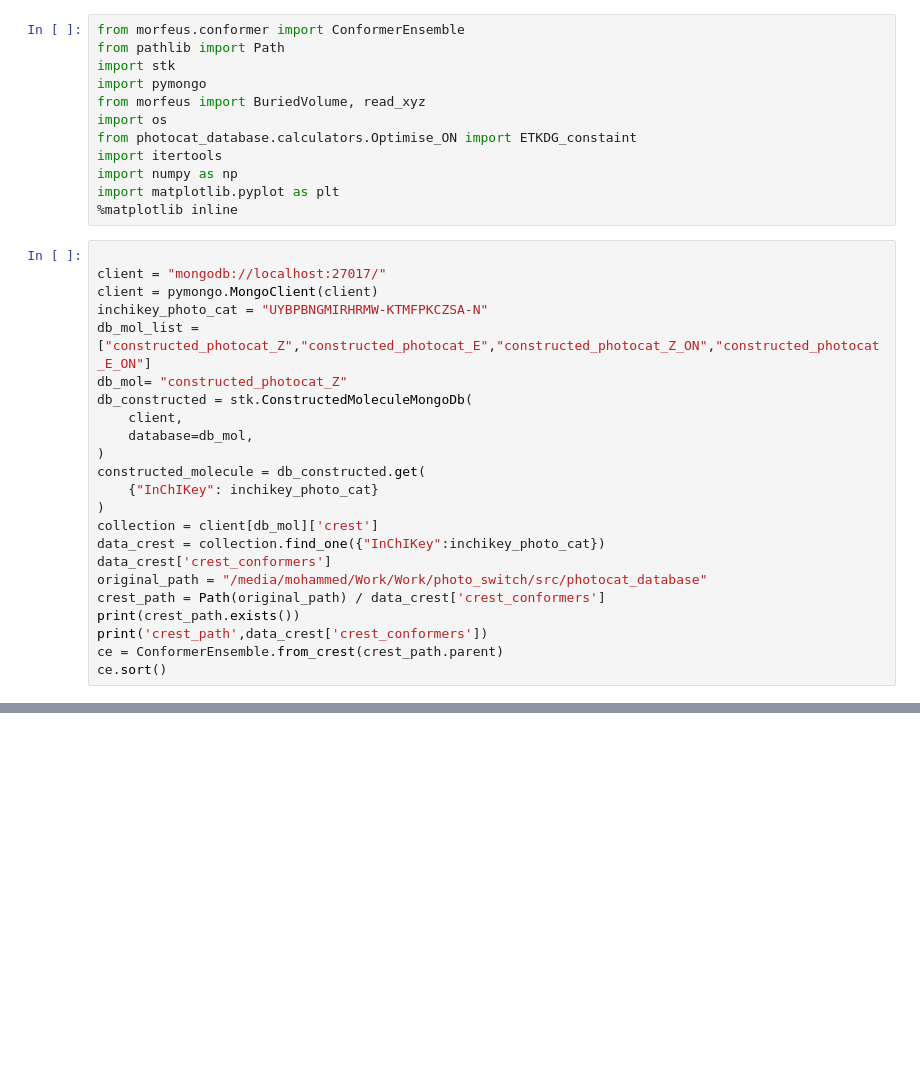
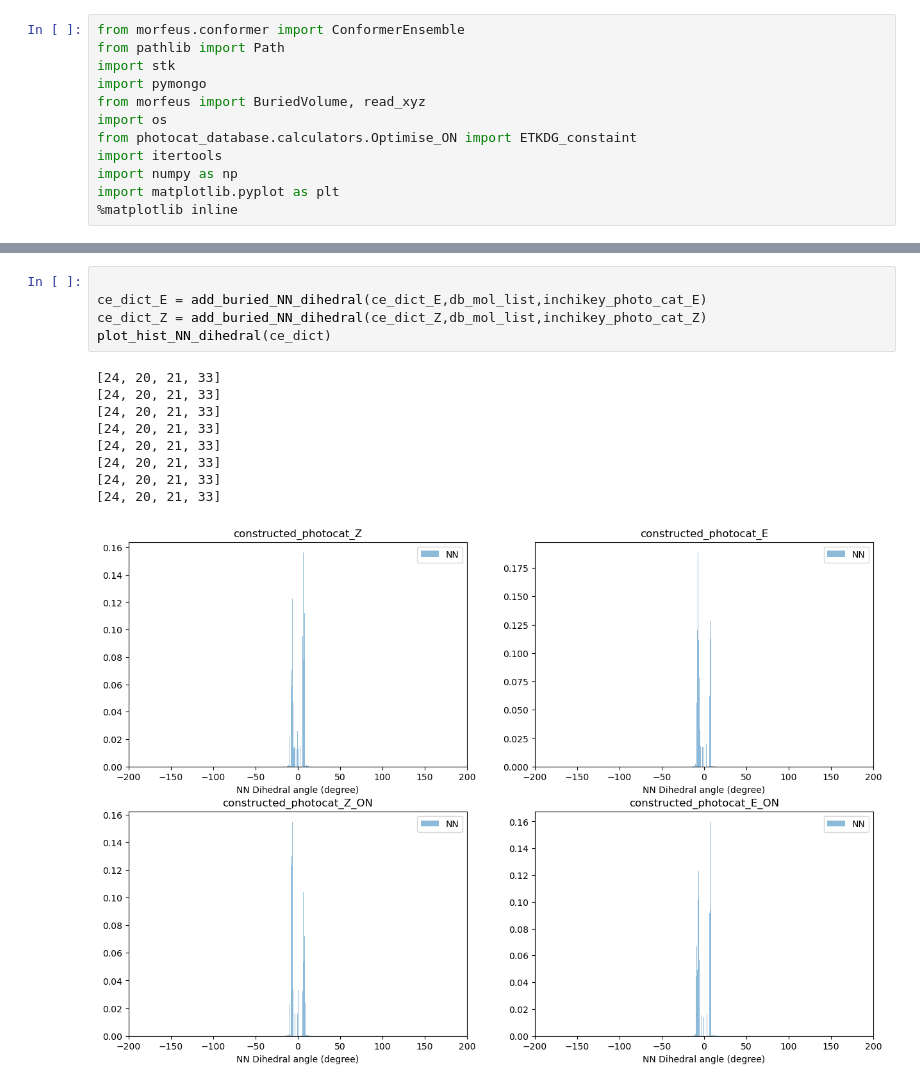
Before and after one commit to mohammedazzouzi15/photo_switch, a Jupyter notebook: notebooks/conformer_analysis.ipynb, the cells around one changed output, grey strips where cells are left out. Drawn from its saved outputs; the diff is of its cells as text; blank space fills up the shorter version.

```diff
--- a/notebooks/conformer_analysis.ipynb
+++ b/notebooks/conformer_analysis.ipynb
@@ -10,26 +10,3 @@ import itertools
 import numpy as np
 import matplotlib.pyplot as plt
 %matplotlib inline
-# %%
-
-client = "mongodb://localhost:27017/"
-client = pymongo.MongoClient(client)
-inchikey_photo_cat = "UYBPBNGMIRHRMW-KTMFPKCZSA-N"
-db_mol_list = ["constructed_photocat_Z","constructed_photocat_E","constructed_photocat_Z_ON","constructed_photocat_E_ON"]
-db_mol= "constructed_photocat_Z"
-db_constructed = stk.ConstructedMoleculeMongoDb(
-    client,
-    database=db_mol,
-)
-constructed_molecule = db_constructed.get(
-    {"InChIKey": inchikey_photo_cat}
-)
-collection = client[db_mol]['crest']
-data_crest = collection.find_one({"InChIKey":inchikey_photo_cat})
-data_crest['crest_conformers']
-original_path = "/media/mohammed/Work/Work/photo_switch/src/photocat_database"
-crest_path = Path(original_path) / data_crest['crest_conformers']
-print(crest_path.exists())
-print('crest_path',data_crest['crest_conformers'])
-ce = ConformerEnsemble.from_crest(crest_path.parent)
-ce.sort()
@@ -109,0 +319,15 @@ NameError: name 'inchikey_photo_cat_E' is not defined
+# %%
+
+ce_dict_E = add_buried_NN_dihedral(ce_dict_E,db_mol_list,inchikey_photo_cat_E)
+ce_dict_Z = add_buried_NN_dihedral(ce_dict_Z,db_mol_list,inchikey_photo_cat_Z)
+plot_hist_NN_dihedral(ce_dict)
+# %% [output]
+[24, 20, 21, 33]
+[24, 20, 21, 33]
+[24, 20, 21, 33]
+[24, 20, 21, 33]
+[24, 20, 21, 33]
+[24, 20, 21, 33]
+[24, 20, 21, 33]
+[24, 20, 21, 33]
+[figure, added]
```
Also changed, not shown: parts of 13 cells of this notebook, 5 other files.
